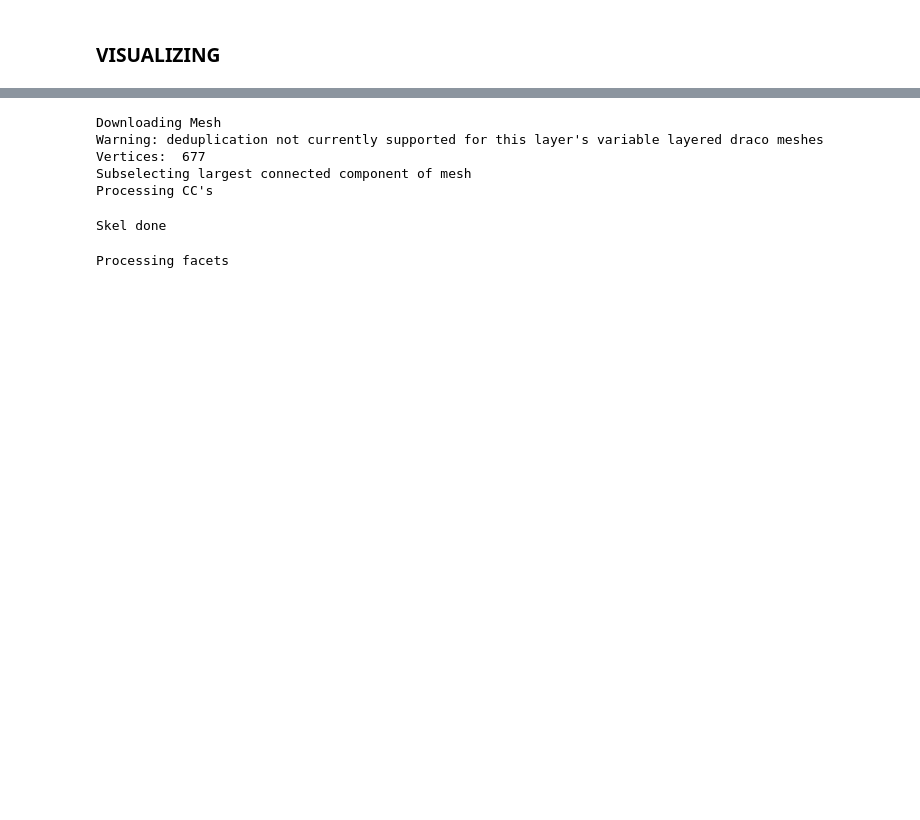
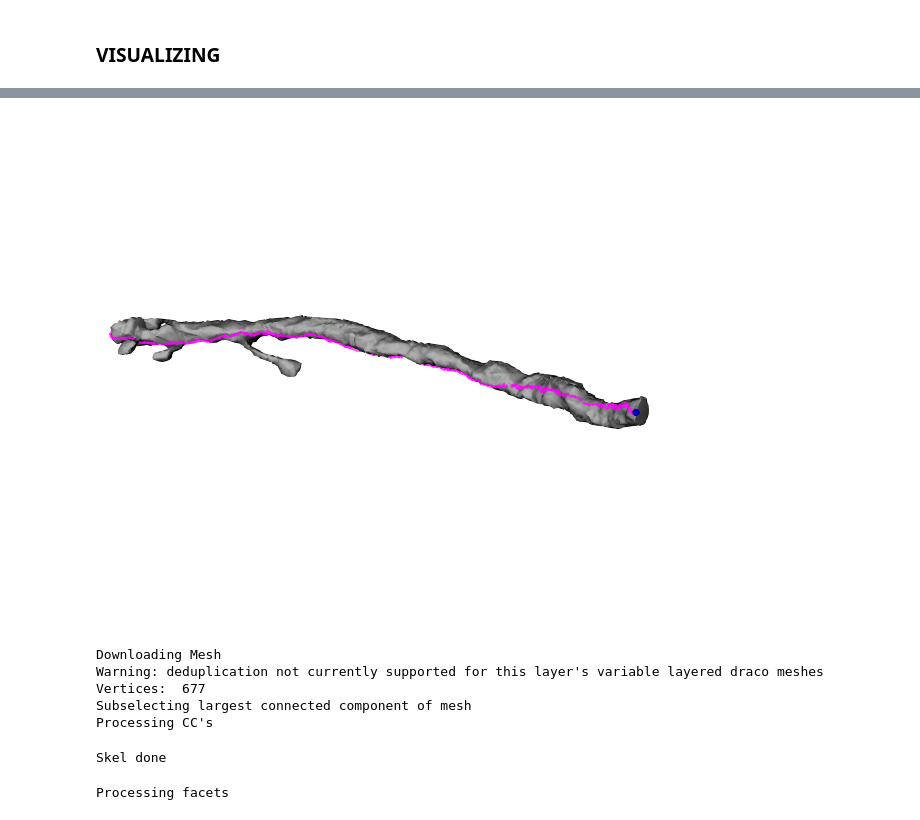
Before and after one commit to aplbrain/campfire, a Jupyter notebook: Tip_Finder_2023.ipynb, the cells around one changed output, grey strips where cells are left out. Drawn from its saved outputs; the diff is of its cells as text; code cells hidden in the pictures; blank space fills up the shorter version.

```diff
--- a/Tip_Finder_2023.ipynb
+++ b/Tip_Finder_2023.ipynb
@@ -780,3 +808,9 @@ finalizing..
+# %%
+from IPython.display import Image
+###PROCESS THAT it DOESN'T DO WELL ON
+Image('/Users/sheeltanna/Desktop/AGT_REPO/campfire/Screen Shot 2023-04-05 at 11.10.49 PM.png')
+# %% [output]
+[figure, added]
 # %%
 #Getting the predicted endpoints
 sorted_encapsulated_send, facets_send_final, errors_send, errors_tips_send, dummy, dummy2, dummy3 = error_locs_defects(864691134330810585)
```
Also changed, not shown: parts of 11 cells of this notebook, 3 other files.
